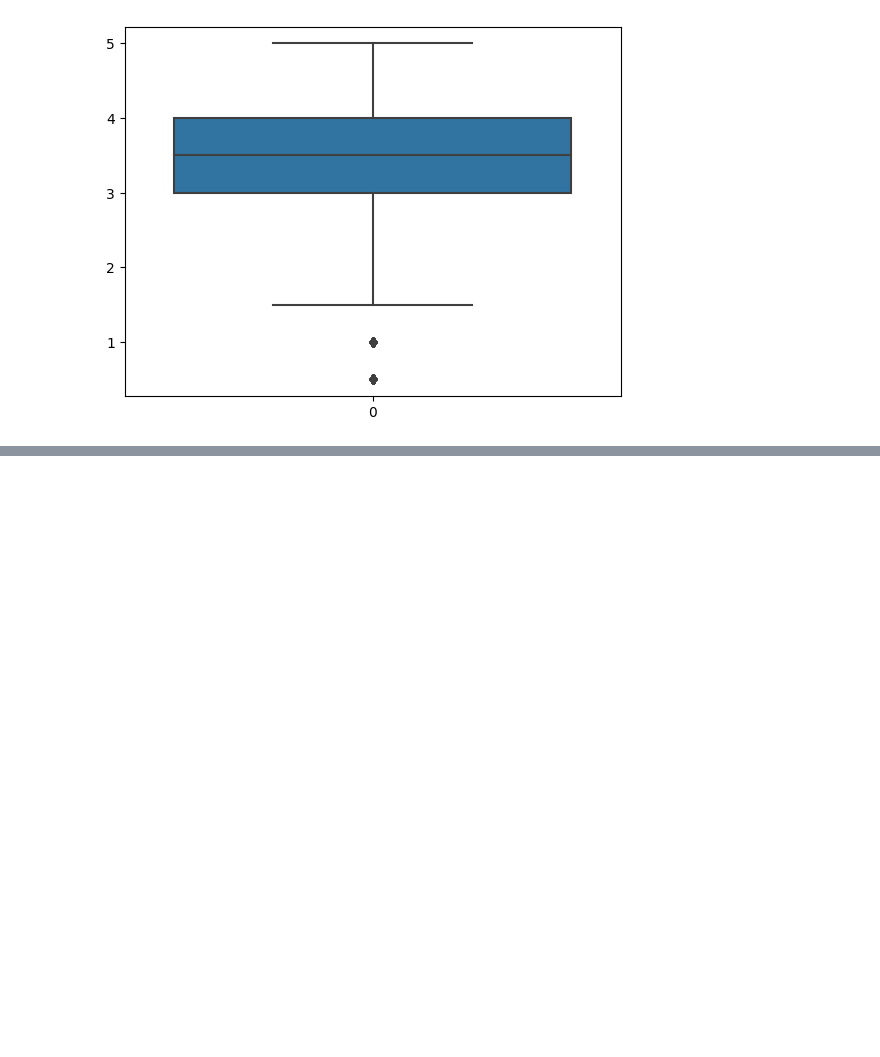
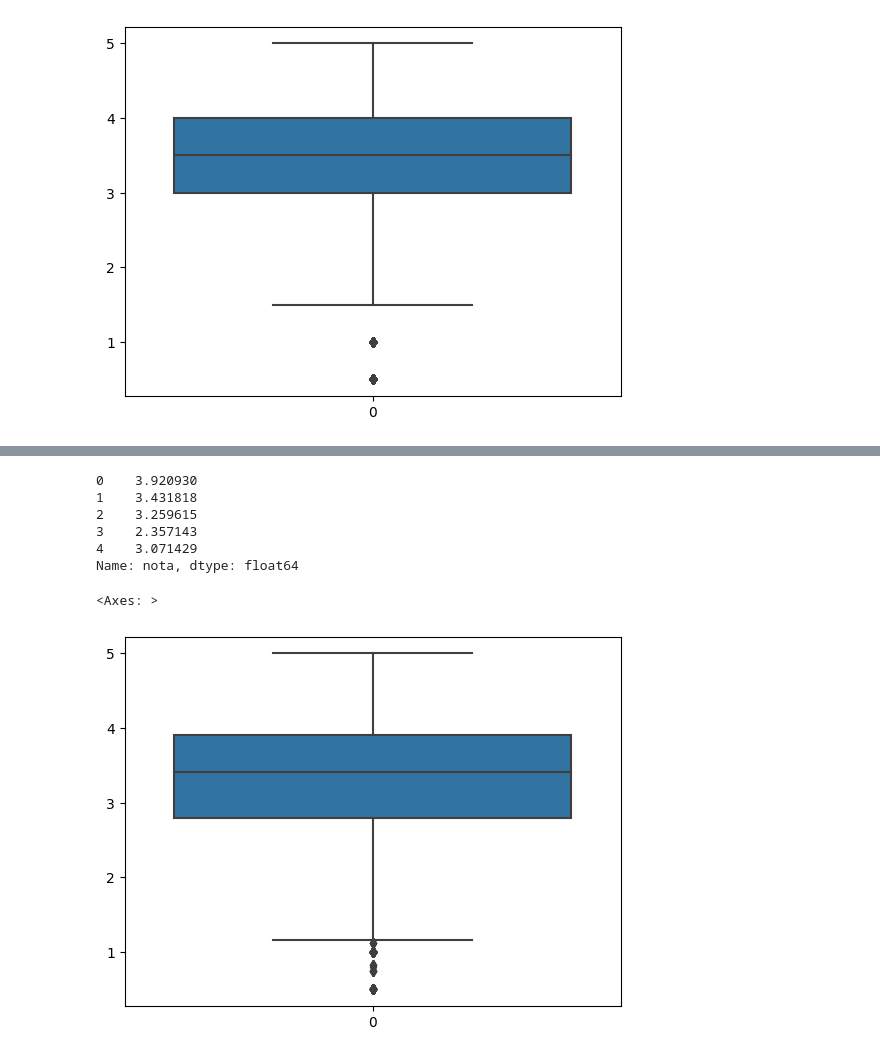
Before and after one commit to carolinapvega/Python-Studies, a Jupyter notebook: data_science_1.ipynb, the cells around one changed output, grey strips where cells are left out. Saved outputs shown, nothing was run; the diff lists cells and outputs as text; code cells hidden in the pictures; blank space fills up the shorter version.

```diff
--- a/data_science_1.ipynb
+++ b/data_science_1.ipynb
@@ -72,0 +110,17 @@ sns.boxplot(notas.nota)
+# %%
+#resetando os indices para pode gerer o boxplot do seaborn
+medias_por_filme = medias_por_filme.reset_index(drop=True)
+medias_por_filme.head()
+# %% [output]
+0    3.920930
+1    3.431818
+2    3.259615
+3    2.357143
+4    3.071429
+Name: nota, dtype: float64
+# %%
+#usando bloxplot com Seaborn
+sns.boxplot(medias_por_filme)
+# %% [output]
+<Axes: >
+[figure, added]
```
Also changed, not shown: parts of 5 cells of this notebook.
